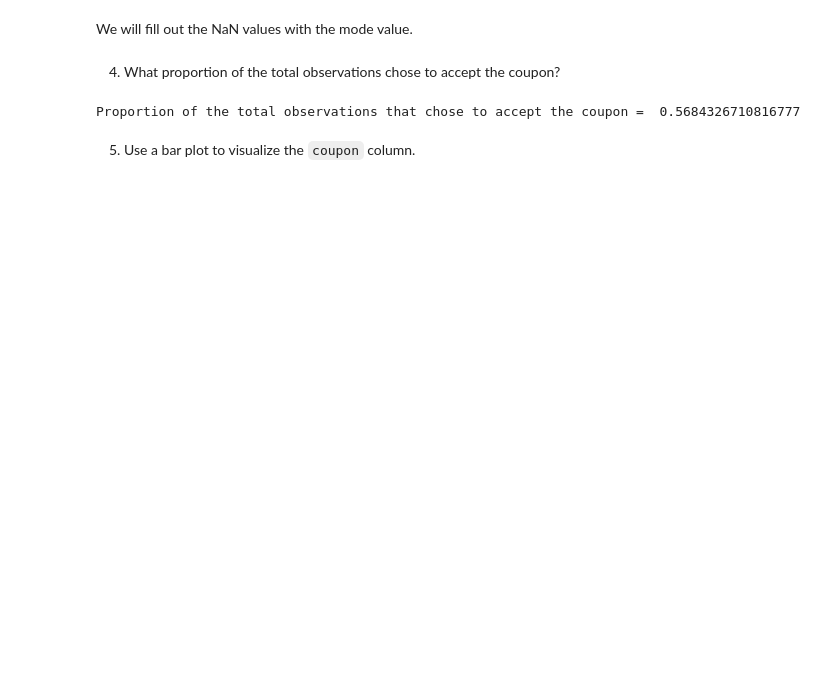
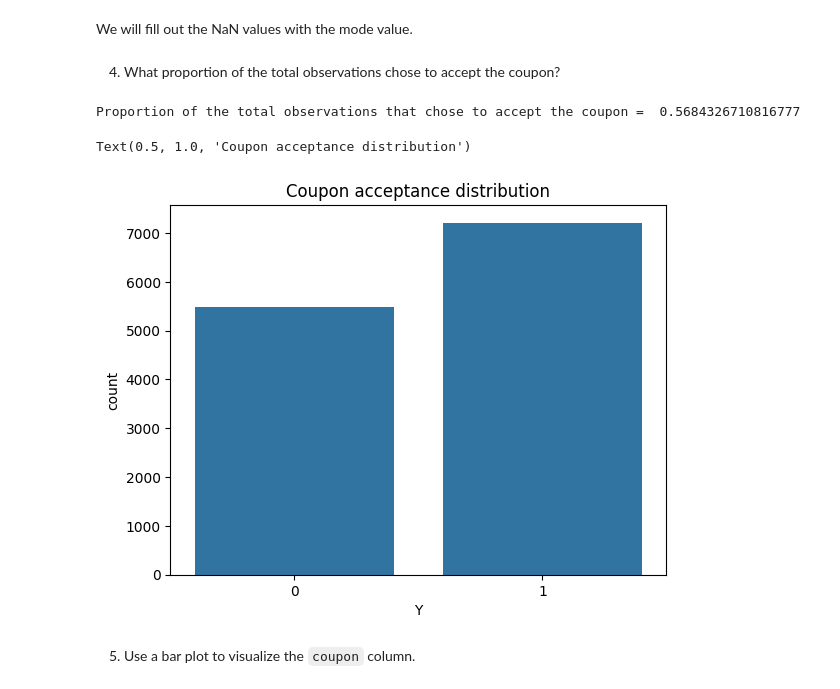
Before and after one commit to sheetal-vartak/Will-the-Customer-Accept-the-Coupon, a Jupyter notebook: prompt.ipynb, the cells around one changed output. Cells and saved outputs as stored; diff of their text form; code cells hidden in the pictures; blank space fills up the shorter version.

```diff
--- a/prompt.ipynb
+++ b/prompt.ipynb
@@ -213,9 +161,12 @@ coupons_clean['Restaurant20To50'] = coupons_clean['Restaurant20To50'].fillna(cou
 # %%
 count = coupons_clean["Y"].value_counts()
 proportion = count[1] / (count[0] + count[1])
 print("Proportion of the total observations that chose to accept the coupon = " , proportion)
+sns.countplot(x = "Y", data = coupons_clean).set_title("Coupon acceptance distribution")
 # %% [output]
 Proportion of the total observations that chose to accept the coupon =  0.5684326710816777
+Text(0.5, 1.0, 'Coupon acceptance distribution')
+[figure, added]
 # %% [markdown]
 5. Use a bar plot to visualize the `coupon` column.
 # %%
```
Also changed, not shown: parts of 26 cells of this notebook.
